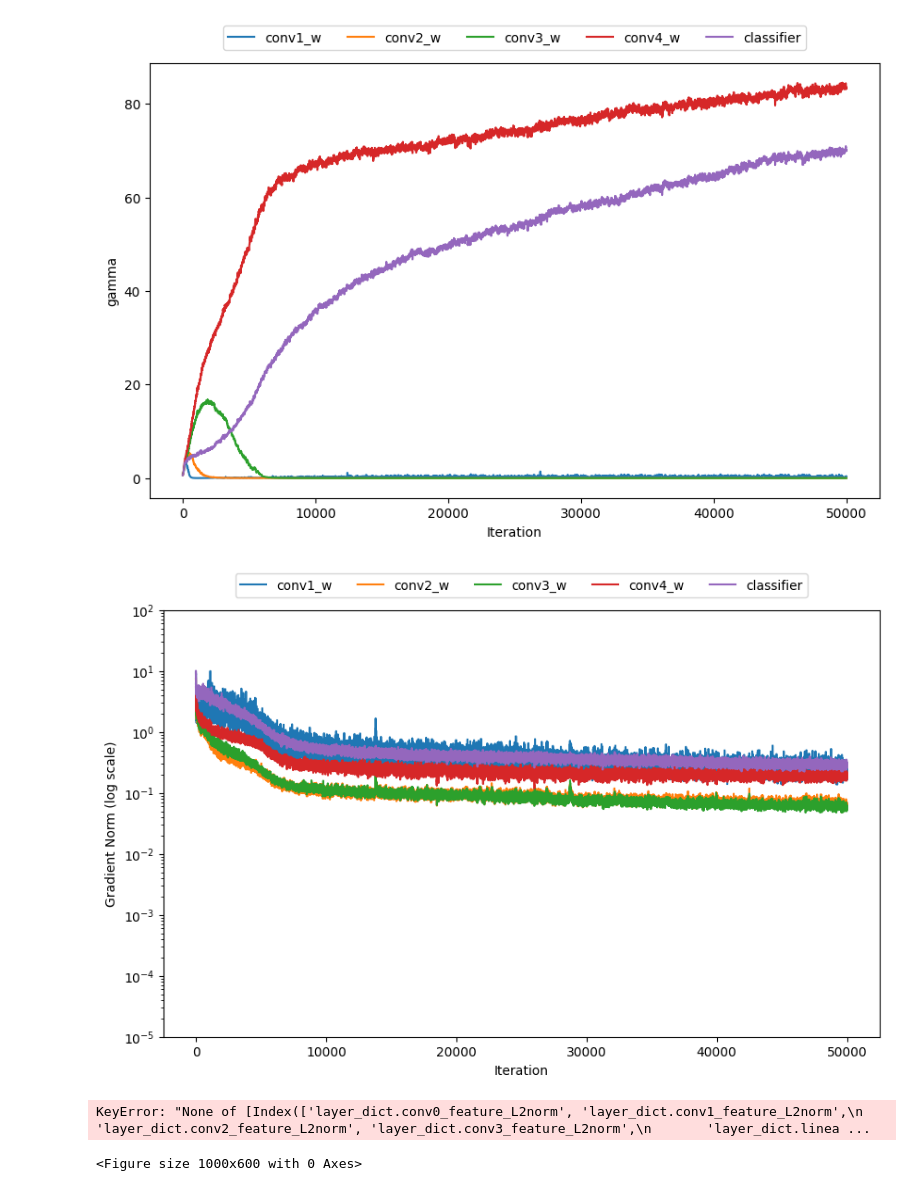
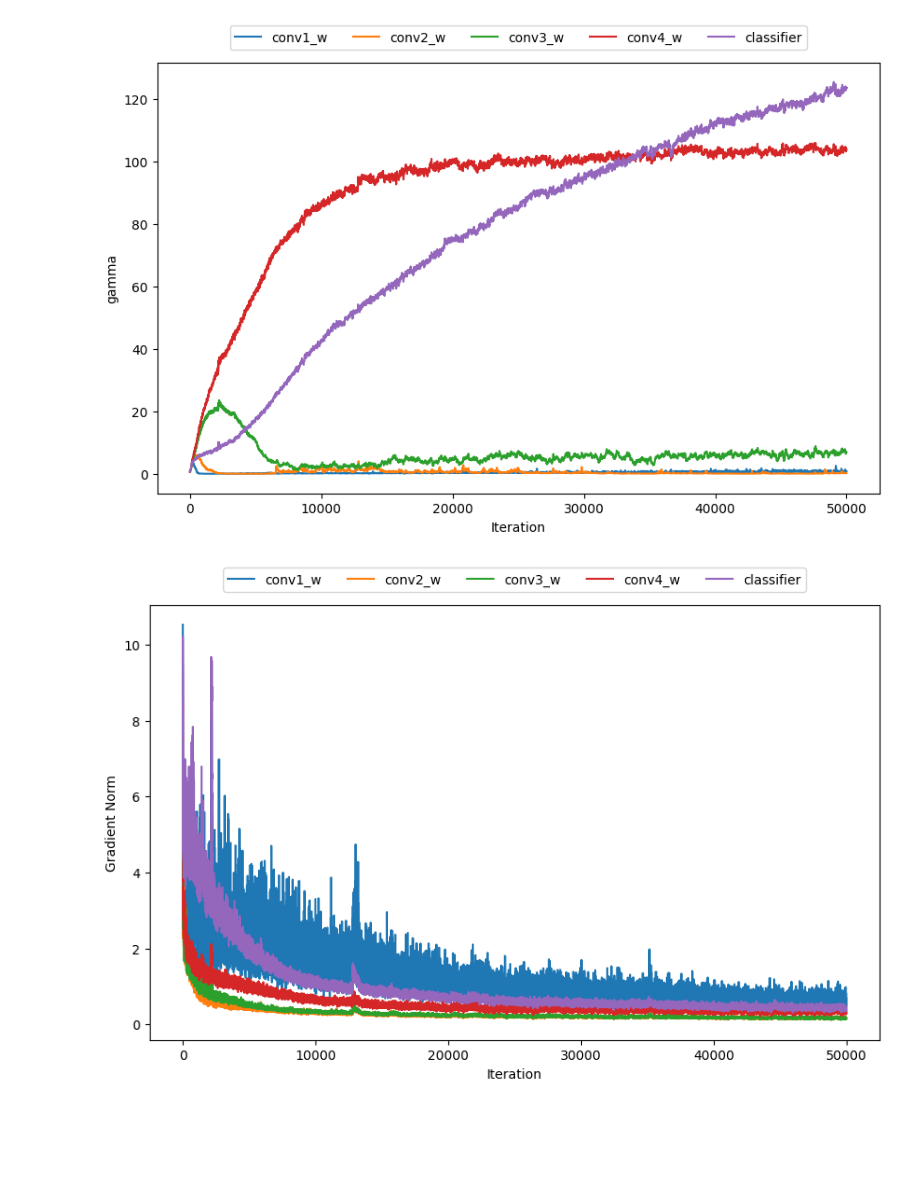
Before and after one commit to taehyeonhan-hatae/MAML, a Jupyter notebook: Test_jupyternotebook/Arbiter_by_step_norm_analysis.ipynb, the cells around one changed output. Saved outputs shown, nothing was run; the diff lists cells and outputs as text; code cells hidden in the pictures; blank space fills up the shorter version.

```diff
--- a/Test_jupyternotebook/Arbiter_by_step_norm_analysis.ipynb
+++ b/Test_jupyternotebook/Arbiter_by_step_norm_analysis.ipynb
@@ -3,7 +3,7 @@ import pandas as pd
 import matplotlib.pyplot as plt
 # %%
 # norm_info = pd.read_csv('../MAML+Arbiter_5way_5shot/MAML+Arbiter_5way_5shot_inner_loop.csv')
-norm_info = pd.read_csv('../MAML+Arbiter_5way_5shot_dotproduct/MAML+Arbiter_5way_5shot_inner_loop.csv')
+norm_info = pd.read_csv('../MAML+Arbiter_5way_5shot_7096/MAML+Arbiter_5way_5shot_inner_loop.csv')
 # %%
 norm_info_train= norm_info[norm_info['phase']=='train']
 norm_info_val= norm_info[norm_info['phase']=='val']
@@ -62,52 +62,30 @@ plt.ylabel('gamma')
 
 plt.show()  # 그래프 보여주기
 # %% [output]
-[figure, old version]
+[figure, new version]
 # %%
  # 그래프를 그릴 컬럼들의 리스트
 columns_to_plot = [ 'layer_dict.conv0.conv.weight_grad_L2norm',
                     'layer_dict.conv1.conv.weight_grad_L2norm',
                     'layer_dict.conv2.conv.weight_grad_L2norm',
                     'layer_dict.conv3.conv.weight_grad_L2norm',
                     'layer_dict.linear.weights_grad_L2norm']
 columns_to_plot_label = ['conv1_w', 'conv2_w', 'conv3_w', 'conv4_w', 'classifier']
 
 # 특정 열(Column)의 값을 그래프로 그리기
 plt.figure(figsize=(10, 6))  # 그래프의 크기 설정
 
 plt.plot(gr[columns_to_plot].values, label=columns_to_plot_label)
 plt.legend(loc='upper center', bbox_to_anchor=(0.5, 1.1), shadow=False, ncol=len(columns_to_plot))  # 범례 추가
 plt.xlabel('Iteration')  # X 축 라벨 설정
-plt.ylabel('Gradient Norm (log scale)')
+plt.ylabel('Gradient Norm')
 
-plt.yscale('log')  # Y 축을 로그 스케일로 변경
-plt.ylim(10 ** -5, 10 **2)
+# plt.yscale('log')  # Y 축을 로그 스케일로 변경
+# plt.ylim(10 ** -5, 10 **2)
 
 plt.show()  # 그래프 보여주기
 # %% [output]
-[figure, old version]
+[figure, new version]
-# %%
- # 그래프를 그릴 컬럼들의 리스트
-columns_to_plot = [ 'layer_dict.conv0_feature_L2norm',
-                    'layer_dict.conv1_feature_L2norm',
-                    'layer_dict.conv2_feature_L2norm',
-                    'layer_dict.conv3_feature_L2norm',
-                    'layer_dict.linear_feature_L2norm']
-columns_to_plot_label = ['conv1_w', 'conv2_w', 'conv3_w', 'conv4_w', 'classifier']
-
-# 특정 열(Column)의 값을 그래프로 그리기
-plt.figure(figsize=(10, 6))  # 그래프의 크기 설정
-
-plt.plot(gr[columns_to_plot].values, label=columns_to_plot_label)
-plt.legend(loc='upper center', bbox_to_anchor=(0.5, 1.1), shadow=False, ncol=len(columns_to_plot))  # 범례 추가
-
-# plt.yscale('log')  # Y 축을 로그 스케일로 변경
-# plt.ylim(10 ** -5, 10 **2)
-
-plt.show()  # 그래프 보여주기
-# %% [output]
-KeyError: "None of [Index(['layer_dict.conv0_feature_L2norm', 'layer_dict.conv1_feature_L2norm',\n       'layer_dict.conv2_feature_L2norm', 'layer_dict.conv3_feature_L2norm',\n       'layer_dict.linea ...
-<Figure size 1000x600 with 0 Axes>
 # %%
  # 그래프를 그릴 컬럼들의 리스트
 columns_to_plot = [ 'layer_dict.conv0.conv.weight_weight_L2norm',
```
Also changed, not shown: parts of 5 cells of this notebook, 7 other files.
